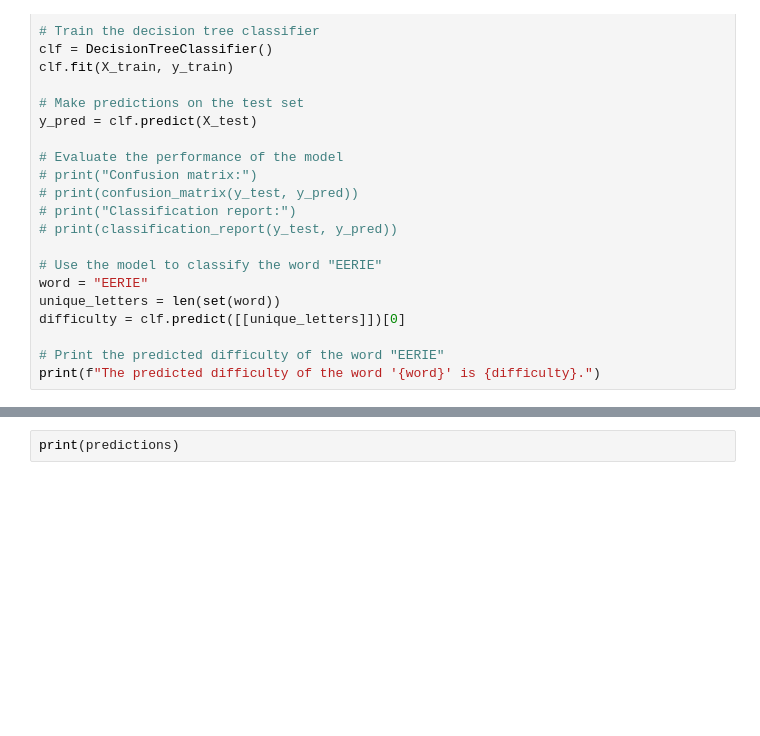
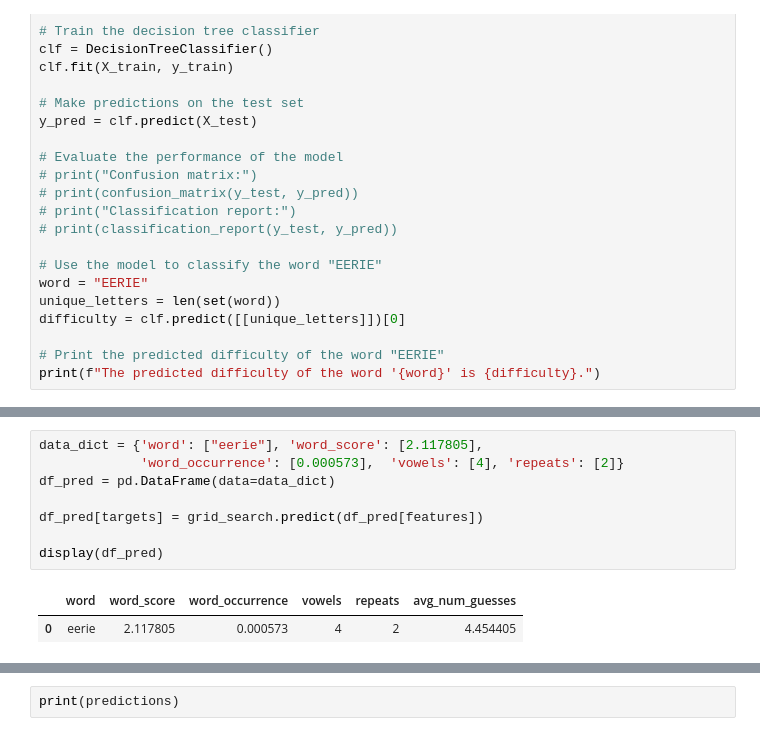
Before and after one commit to carlostbello/COMAP2023, a Jupyter notebook: src/test.ipynb, the cells around one changed output, grey strips where cells are left out. Saved outputs shown, nothing was run; the diff lists cells and outputs as text; blank space fills up the shorter version.

```diff
--- a/src/test.ipynb
+++ b/src/test.ipynb
@@ -459 +531,12 @@ Best hyperparameters: {'max_depth': 10, 'min_samples_leaf': 2, 'min_samples_spli
+# %%
+data_dict = {'word': ["eerie"], 'word_score': [2.117805],
+             'word_occurrence': [0.000573],  'vowels': [4], 'repeats': [2]}
+df_pred = pd.DataFrame(data=data_dict)
+
+df_pred[targets] = grid_search.predict(df_pred[features])
+
+display(df_pred)
+# %% [output]
+|  | word | word_score | word_occurrence | vowels | repeats | avg_num_guesses |
+| 0 | eerie | 2.117805 | 0.000573 | 4 | 2 | 4.454405 |
 # %%
```
Also changed, not shown: parts of 6 cells of this notebook, 1 other file.
